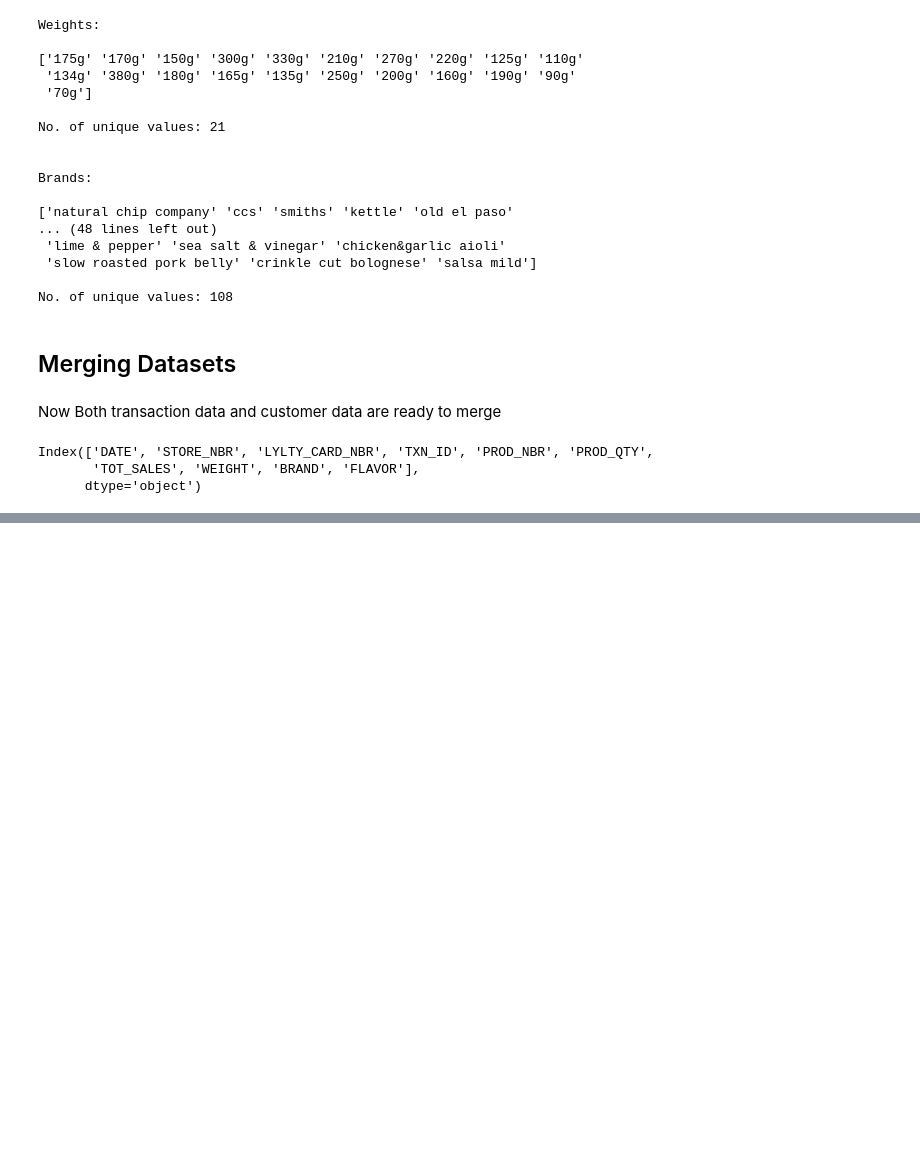
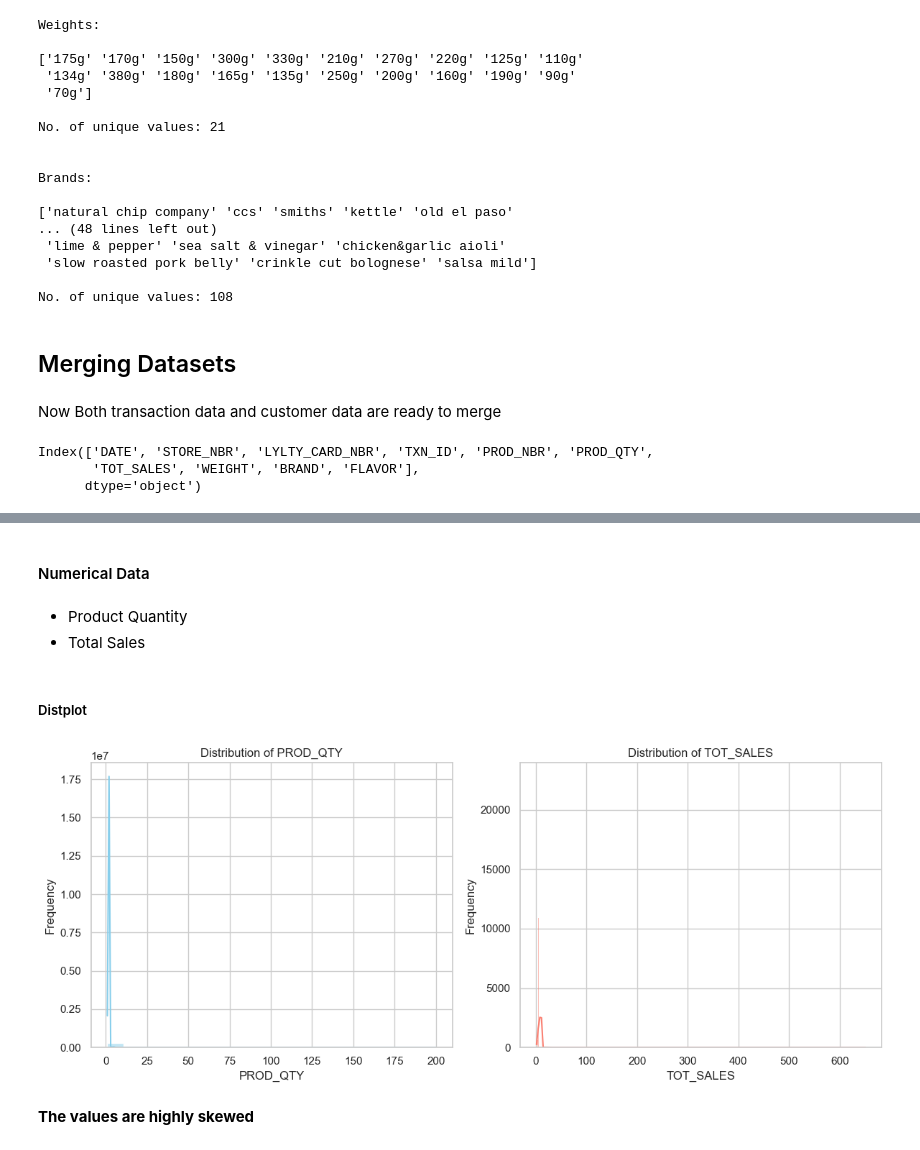
Before and after one commit to Shrashtichouhan14/CustomerSegmentation, a Jupyter notebook: Code/Analysis.ipynb, the cells around one changed output, grey strips where cells are left out. Saved outputs shown, nothing was run; the diff lists cells and outputs as text; code cells hidden in the pictures; blank space fills up the shorter version.

```diff
--- a/Code/Analysis.ipynb
+++ b/Code/Analysis.ipynb
@@ -746,0 +1101,36 @@ dtype: int64
+# %% [markdown]
+#### Numerical Data
+# %% [markdown]
+- Product Quantity
+- Total Sales
+# %% [markdown]
+##### Distplot
+# %%
+import seaborn as sns
+import matplotlib.pyplot as plt
+
+# Assuming your dataframe is named merged_df
+# Replace merged_df with your actual dataframe variable name
+
+plt.figure(figsize=(12, 5))
+
+# Distribution plot for PROD_QTY
+plt.subplot(1, 2, 1)
+sns.histplot(merged_df['PROD_QTY'], kde=True, color='skyblue')
+plt.title('Distribution of PROD_QTY')
+plt.xlabel('PROD_QTY')
+plt.ylabel('Frequency')
+
+# Distribution plot for TOT_SALES
+plt.subplot(1, 2, 2)
+sns.histplot(merged_df['TOT_SALES'], kde=True, color='salmon')
+plt.title('Distribution of TOT_SALES')
+plt.xlabel('TOT_SALES')
+plt.ylabel('Frequency')
+
+plt.tight_layout()
+plt.show()
+# %% [output]
+[figure, added]
+# %% [markdown]
+**The values are highly skewed**
```
Also changed, not shown: parts of 89 cells of this notebook.
